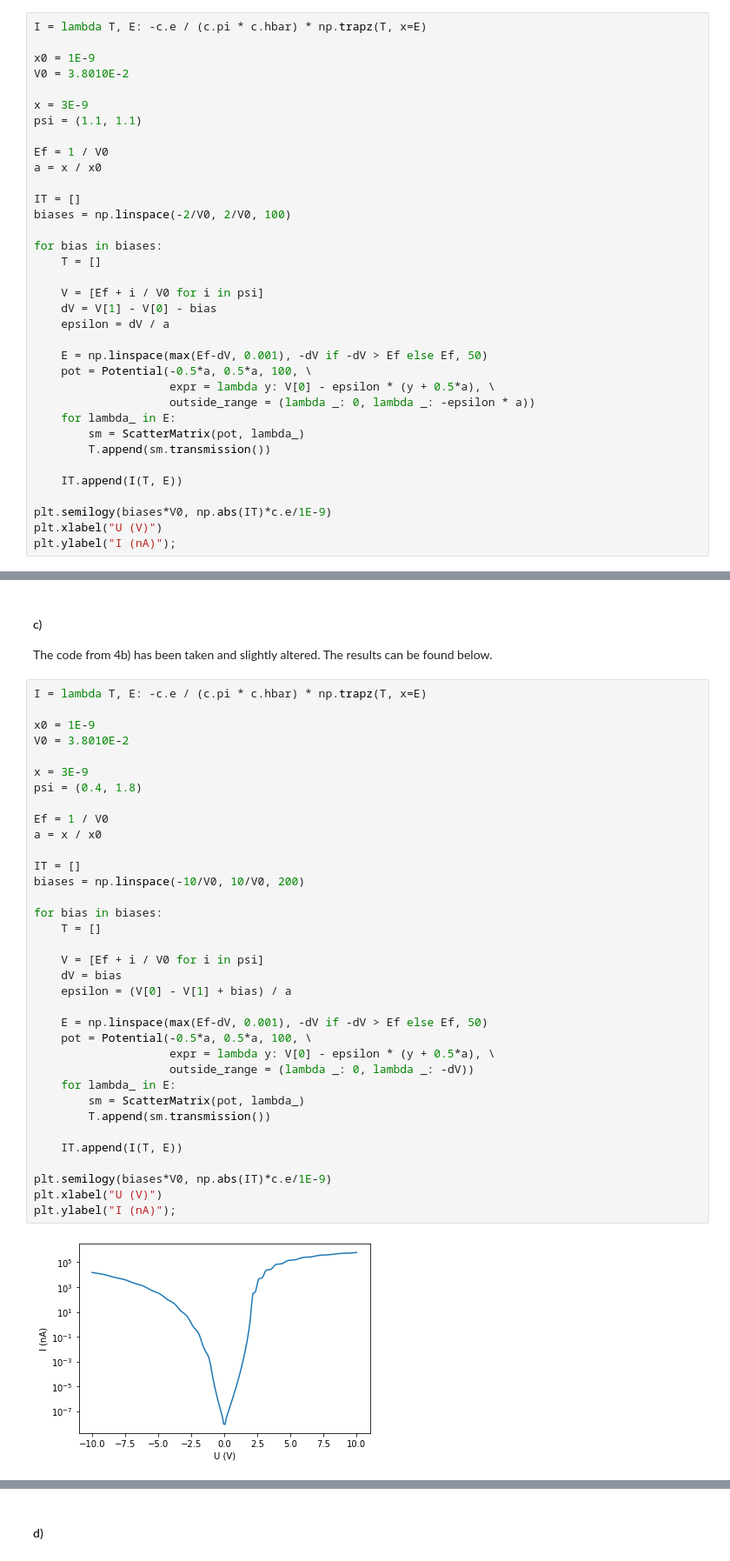
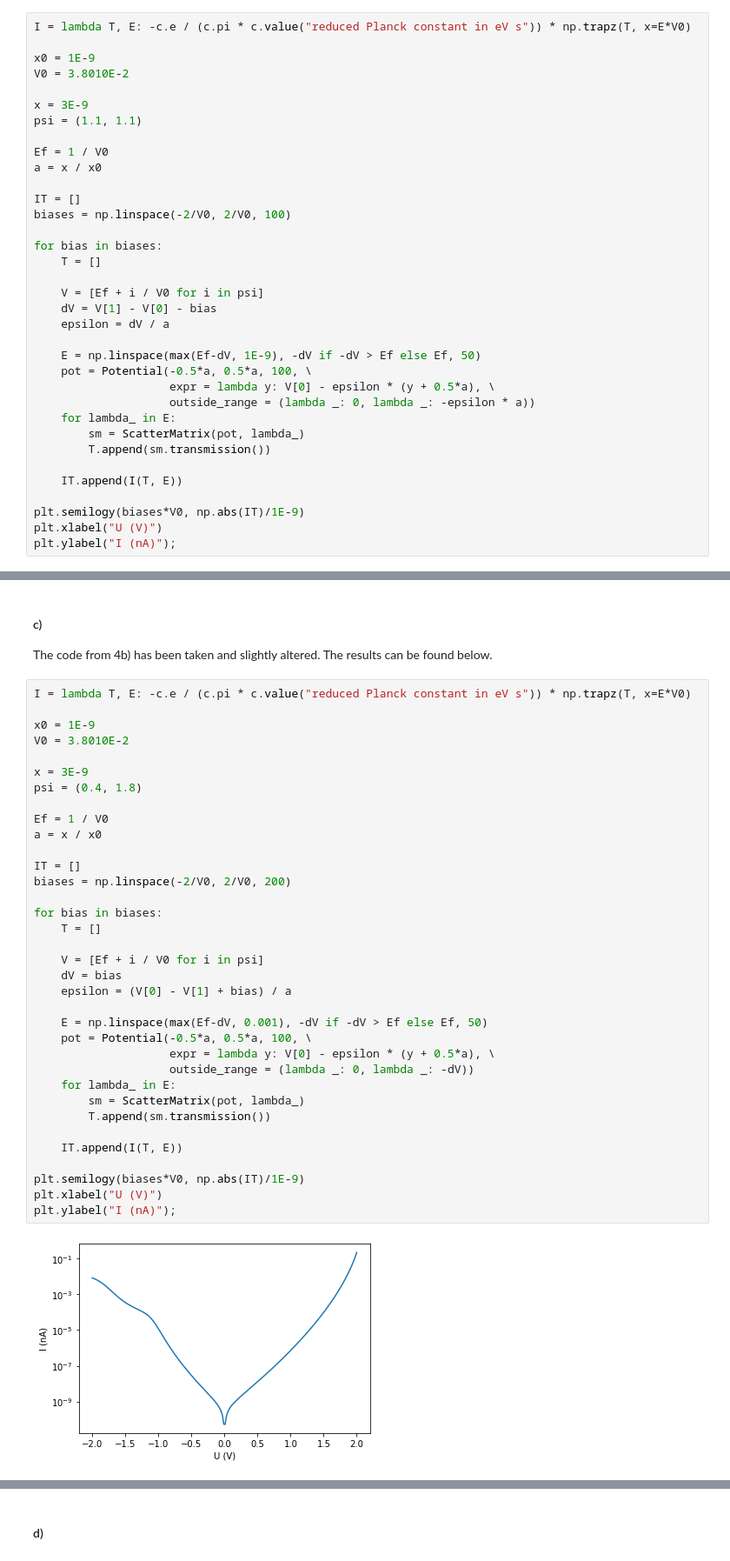
Before and after one commit to KevoSoftworks/computational_physics, a Jupyter notebook: 3_wave_propagation/wave_propagation.ipynb, the cells around one changed output, grey strips where cells are left out. Shown at 87% size. Saved outputs shown, nothing was run; the diff lists cells and outputs as text.

```diff
--- a/3_wave_propagation/wave_propagation.ipynb
+++ b/3_wave_propagation/wave_propagation.ipynb
@@ -432,6 +432,6 @@ The current calculations have been implemented according to LN sec 6.3. This inc
 The resulting I,U-diagram can be found below.
 # %%
-I = lambda T, E: -c.e / (c.pi * c.hbar) * np.trapz(T, x=E)
+I = lambda T, E: -c.e / (c.pi * c.value("reduced Planck constant in eV s")) * np.trapz(T, x=E*V0)
 
 x0 = 1E-9
 V0 = 3.8010E-2
@@ -452,7 +452,7 @@ for bias in biases:
     dV = V[1] - V[0] - bias
     epsilon = dV / a
 
-    E = np.linspace(max(Ef-dV, 0.001), -dV if -dV > Ef else Ef, 50)
+    E = np.linspace(max(Ef-dV, 1E-9), -dV if -dV > Ef else Ef, 50)
     pot = Potential(-0.5*a, 0.5*a, 100, \
                     expr = lambda y: V[0] - epsilon * (y + 0.5*a), \
                     outside_range = (lambda _: 0, lambda _: -epsilon * a))
@@ -462,7 +462,7 @@ for bias in biases:
 
     IT.append(I(T, E))
 
-plt.semilogy(biases*V0, np.abs(IT)*c.e/1E-9)
+plt.semilogy(biases*V0, np.abs(IT)/1E-9)
 plt.xlabel("U (V)")
 plt.ylabel("I (nA)");
 # %% [output]
@@ -475,40 +473,40 @@ The resulting plot looks similar to the IV-characteristic of a non-polar diode o
 #### c)
 The code from 4b) has been taken and slightly altered. The results can be found below.
 # %%
-I = lambda T, E: -c.e / (c.pi * c.hbar) * np.trapz(T, x=E)
+I = lambda T, E: -c.e / (c.pi * c.value("reduced Planck constant in eV s")) * np.trapz(T, x=E*V0)
 
 x0 = 1E-9
 V0 = 3.8010E-2
 
 x = 3E-9
 psi = (0.4, 1.8)
 
 Ef = 1 / V0
 a = x / x0
 
 IT = []
-biases = np.linspace(-10/V0, 10/V0, 200)
+biases = np.linspace(-2/V0, 2/V0, 200)
 
 for bias in biases:
     T = []
 
     V = [Ef + i / V0 for i in psi]
     dV = bias
     epsilon = (V[0] - V[1] + bias) / a
 
     E = np.linspace(max(Ef-dV, 0.001), -dV if -dV > Ef else Ef, 50)
     pot = Potential(-0.5*a, 0.5*a, 100, \
                     expr = lambda y: V[0] - epsilon * (y + 0.5*a), \
                     outside_range = (lambda _: 0, lambda _: -dV))
     for lambda_ in E:
         sm = ScatterMatrix(pot, lambda_)
         T.append(sm.transmission())
 
     IT.append(I(T, E))
 
-plt.semilogy(biases*V0, np.abs(IT)*c.e/1E-9)
+plt.semilogy(biases*V0, np.abs(IT)/1E-9)
 plt.xlabel("U (V)")
 plt.ylabel("I (nA)");
 # %% [output]
-[figure, old version]
+[figure, new version]
 # %% [markdown]
```
Also changed, not shown: parts of 10 cells of this notebook, 1 other file.
